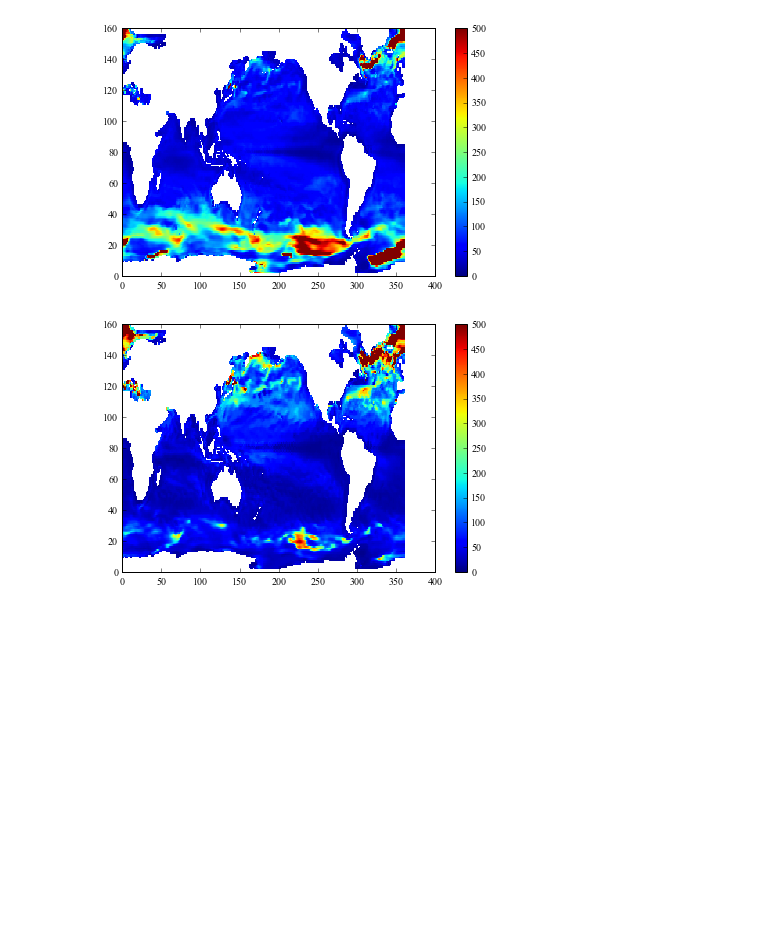
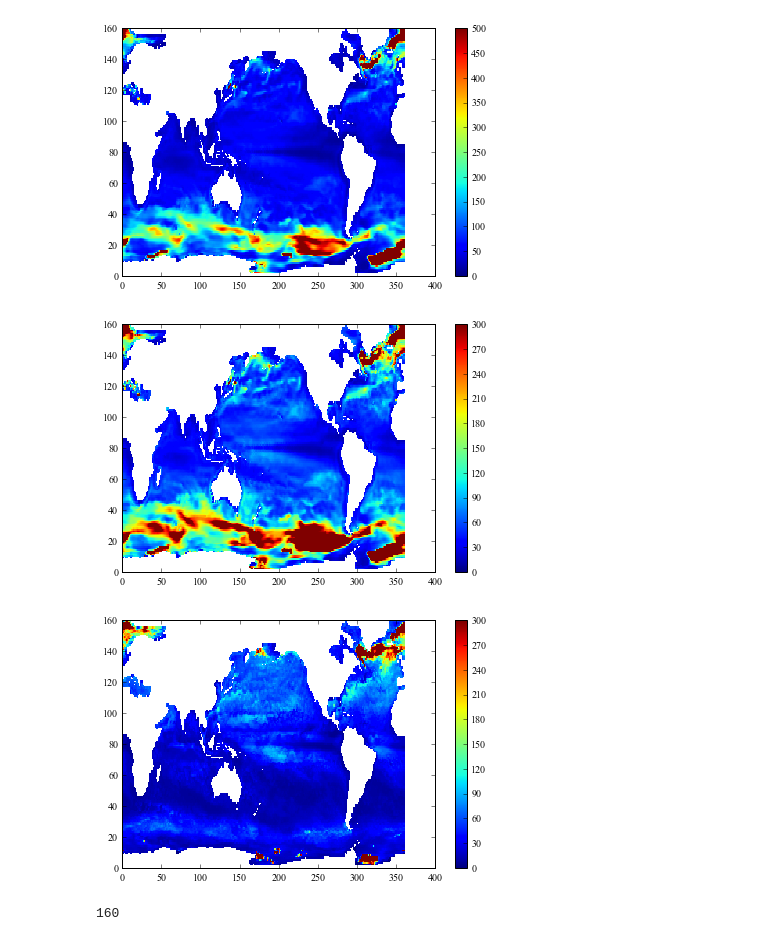
Before and after one commit to sophieclayton/model_comparison, a Jupyter notebook: python_figures/CR_MLD.ipynb, the cells around one changed output. Saved outputs shown, nothing was run; the diff lists cells and outputs as text; code cells hidden in the pictures; blank space fills up the shorter version.

```diff
--- a/python_figures/CR_MLD.ipynb
+++ b/python_figures/CR_MLD.ipynb
@@ -138,7 +138,18 @@ monthly.astype('>f4').tofile('/Users/sclayton/Google Drive/work/comparison/data/
 # %%
-mld_mask = ma.masked_where(HFCR == 0, monthly[1,:,:], copy=False)
-plt.pcolor(mld_mask, shading = 'flat', vmin = 0, vmax = 500)
+mld_mask = ma.masked_where(HFCR == 0, np.nanmean(monthly,0), copy=False)
+plt.pcolor(mld_mask, shading = 'flat', vmin = 0, vmax = 300)
 plt.colorbar()
 plt.show()
+
+HR2CRmld = np.fromfile('/Users/sclayton/Google Drive/work/comparison/data/annual/HR2CR/HR2CRmld.1999.data','>f').reshape(160,360)
+hr_mask = ma.masked_where(HFCR == 0, HR2CRmld, copy=False)
+plt.pcolor(hr_mask, shading = 'flat', vmin =0, vmax = 300)
+plt.colorbar()
+plt.show()
 # %% [output]
-[figure, old version]
+[figure, new version]
+[figure, added]
+# %%
+57600/360
+# %% [output]
+160
```
Also changed, not shown: parts of 1 cell of this notebook, 2 other files.
